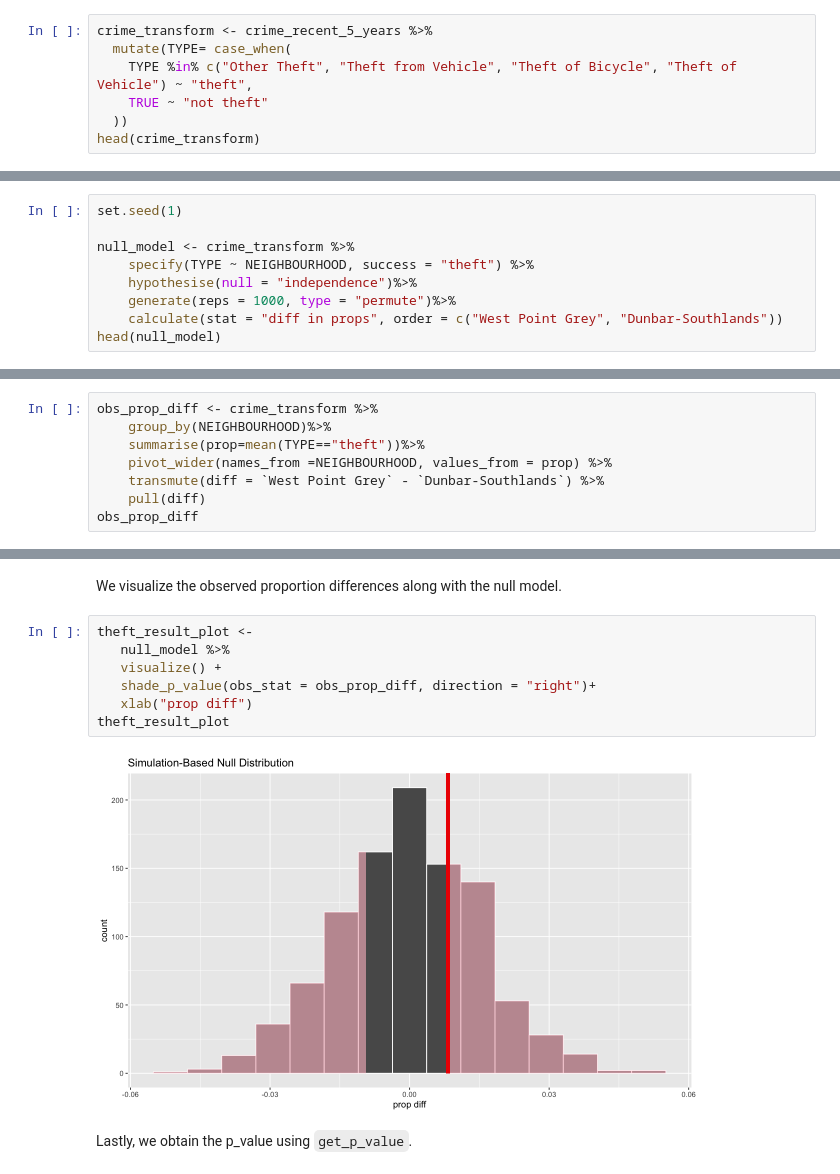
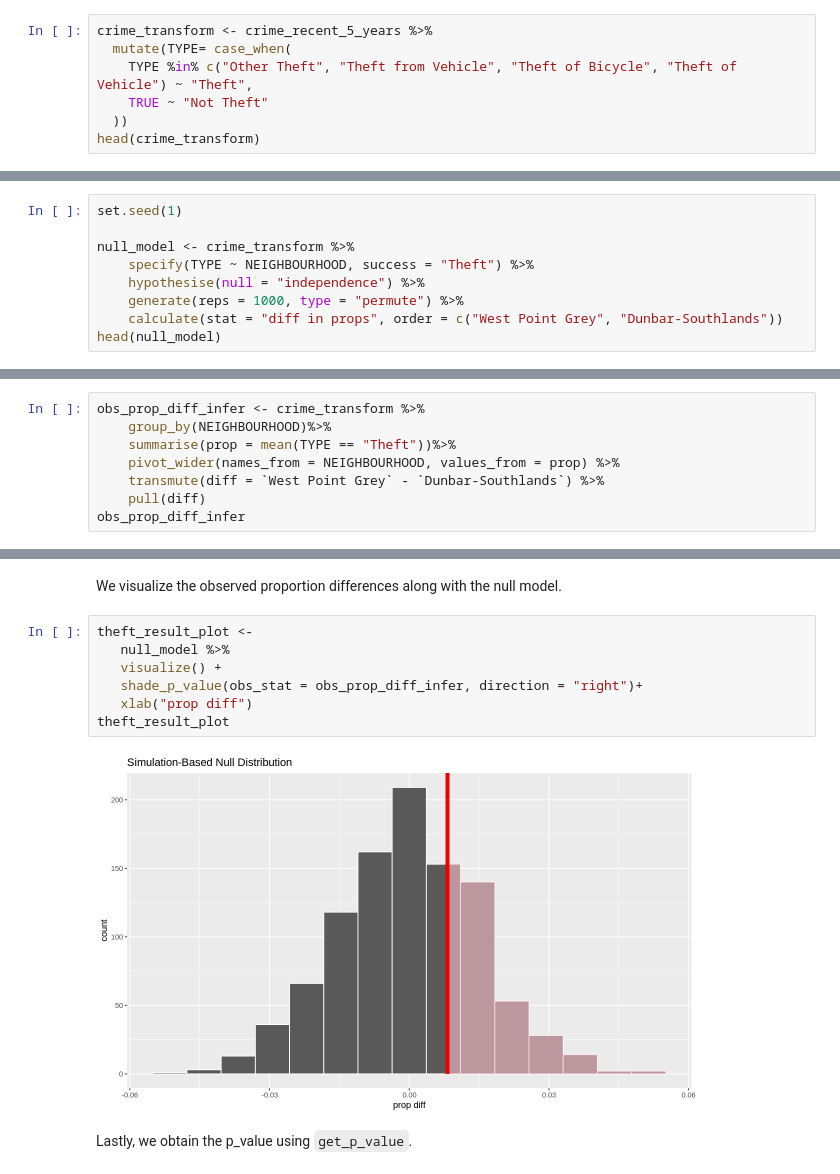
Before and after one commit to fankayii/STAT201_34, a Jupyter notebook: Final Project.ipynb, the cells around one changed output, grey strips where cells are left out. Drawn from its saved outputs; the diff is of its cells as text.

```diff
--- a/Final Project.ipynb
+++ b/Final Project.ipynb
@@ -78,8 +87,8 @@ We will transform the all theft into one column using `mutate` and `case_when`.
 # %%
 crime_transform <- crime_recent_5_years %>%
   mutate(TYPE= case_when(
-    TYPE %in% c("Other Theft", "Theft from Vehicle", "Theft of Bicycle", "Theft of Vehicle") ~ "theft",
-    TRUE ~ "not theft"
+    TYPE %in% c("Other Theft", "Theft from Vehicle", "Theft of Bicycle", "Theft of Vehicle") ~ "Theft",
+    TRUE ~ "Not Theft"
   ))
 head(crime_transform)
 # %% [output]
@@ -276,9 +227,9 @@ We will first obtain the null hypothesis using the infer package after setting t
 set.seed(1)
 
 null_model <- crime_transform %>%
-    specify(TYPE ~ NEIGHBOURHOOD, success = "theft") %>%
-    hypothesise(null = "independence")%>%
-    generate(reps = 1000, type = "permute")%>%
+    specify(TYPE ~ NEIGHBOURHOOD, success = "Theft") %>%
+    hypothesise(null = "independence") %>%
+    generate(reps = 1000, type = "permute") %>%
     calculate(stat = "diff in props", order = c("West Point Grey", "Dunbar-Southlands"))
 head(null_model)
 # %% [output]
@@ -333,13 +284,13 @@ confidence_interval_infer
 # %% [markdown]
 Then, we will calculate the observed proportion differences.
 # %%
-obs_prop_diff <- crime_transform %>%
+obs_prop_diff_infer <- crime_transform %>%
     group_by(NEIGHBOURHOOD)%>%
-    summarise(prop=mean(TYPE=="theft"))%>%
-    pivot_wider(names_from =NEIGHBOURHOOD, values_from = prop) %>%
+    summarise(prop = mean(TYPE == "Theft"))%>%
+    pivot_wider(names_from = NEIGHBOURHOOD, values_from = prop) %>%
     transmute(diff = `West Point Grey` - `Dunbar-Southlands`) %>%
     pull(diff)
-obs_prop_diff
+obs_prop_diff_infer
 # %% [output]
 [1] 0.008251004
 # %% [markdown]
@@ -347,12 +298,12 @@ We visualize the observed proportion differences along with the null model.
 # %%
 theft_result_plot <-
    null_model %>%
    visualize() +
-   shade_p_value(obs_stat = obs_prop_diff, direction = "right")+
+   shade_p_value(obs_stat = obs_prop_diff_infer, direction = "right")+
    xlab("prop diff")
 theft_result_plot
 # %% [output]
-[figure, old version]
+[figure, new version]
 # %% [markdown]
 Lastly, we obtain the p_value using `get_p_value`.
 # %%
```
Also changed, not shown: parts of 28 cells of this notebook.
